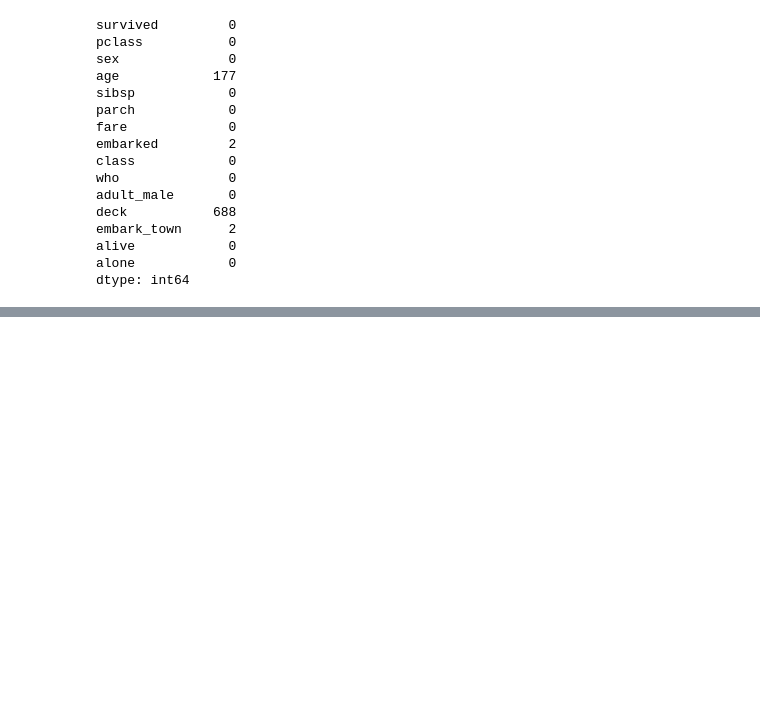
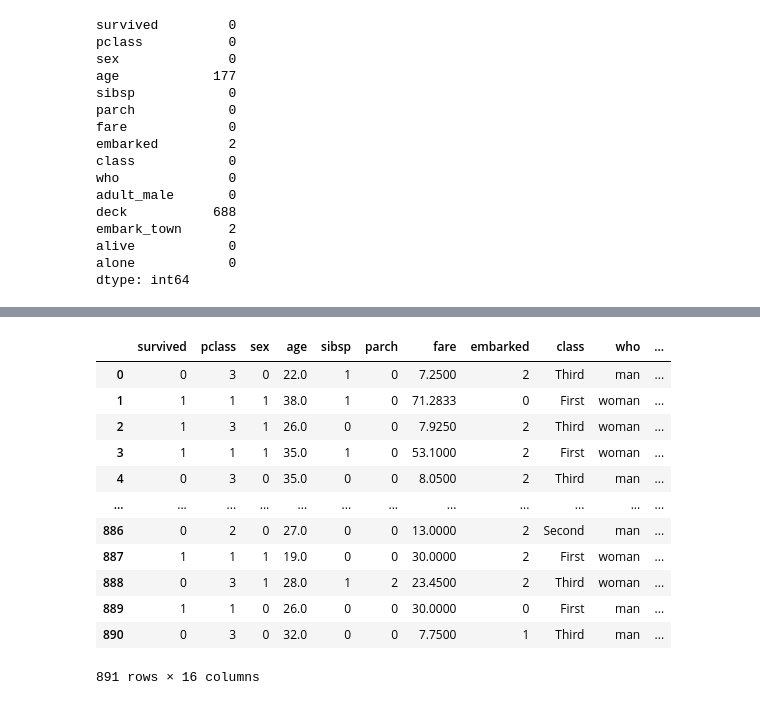
Before and after one commit to K-MarkLee/Sparta-group5-project, a Jupyter notebook: Mark_project.ipynb, the cells around one changed output, grey strips where cells are left out. Drawn from its saved outputs; the diff is of its cells as text; code cells hidden in the pictures; blank space fills up the shorter version.

```diff
--- a/Mark_project.ipynb
+++ b/Mark_project.ipynb
@@ -111,3 +111,6 @@ embark_town      2
 alive            0
 alone            0
 dtype: int64
+# %%
+titanic['age'] = titanic['age'].fillna(titanic['age'].median())
+titanic['embarked'] = titanic['embarked'].fillna(titanic['embarked'].mode().iloc[0])
@@ -113,0 +173,9 @@ dtype: int64
+# %%
+# map을 사용해서 현재 값과 변경할 값을 대입하여 변경시키기.
+# 남자 0 여자 1 / 생존 0 사망 1
+# c 0, q 1, s 2로 저장.
+titanic['sex'] = titanic['sex'].map({'male':0, 'female':1})
+
+# titanic['alive'] = 1 - titanic['survived'] ?  이렇게 하면 같은거 아닐가?
+titanic['alive'] = titanic['alive'].map({'no':1, 'yes':0})
+titanic['embarked'] = titanic['embarked'].map({'C':0 , 'Q':1, 'S':2})
@@ -113,0 +212,3 @@ dtype: int64
+# %%
+# family사이즈에 1을 하는 이유는 동승자의 수 이기 때문이다. 본인 미포함이라서
+titanic['family_size'] = titanic['sibsp'] + titanic['parch']+1
@@ -113,0 +224,16 @@ dtype: int64
+# %%
+titanic
+# %% [output]
+|  | survived | pclass | sex | age | sibsp | parch | fare | embarked | class | who | ... |
+| 0 | 0 | 3 | 0 | 22.0 | 1 | 0 | 7.2500 | 2 | Third | man | ... |
+| 1 | 1 | 1 | 1 | 38.0 | 1 | 0 | 71.2833 | 0 | First | woman | ... |
+| 2 | 1 | 3 | 1 | 26.0 | 0 | 0 | 7.9250 | 2 | Third | woman | ... |
+| 3 | 1 | 1 | 1 | 35.0 | 1 | 0 | 53.1000 | 2 | First | woman | ... |
+| 4 | 0 | 3 | 0 | 35.0 | 0 | 0 | 8.0500 | 2 | Third | man | ... |
+| ... | ... | ... | ... | ... | ... | ... | ... | ... | ... | ... | ... |
+| 886 | 0 | 2 | 0 | 27.0 | 0 | 0 | 13.0000 | 2 | Second | man | ... |
+| 887 | 1 | 1 | 1 | 19.0 | 0 | 0 | 30.0000 | 2 | First | woman | ... |
+| 888 | 0 | 3 | 1 | 28.0 | 1 | 2 | 23.4500 | 2 | Third | woman | ... |
+| 889 | 1 | 1 | 0 | 26.0 | 0 | 0 | 30.0000 | 0 | First | man | ... |
+| 890 | 0 | 3 | 0 | 32.0 | 0 | 0 | 7.7500 | 1 | Third | man | ... |
+891 rows × 16 columns
```
Also changed, not shown: parts of 10 cells of this notebook, 5 other files.
